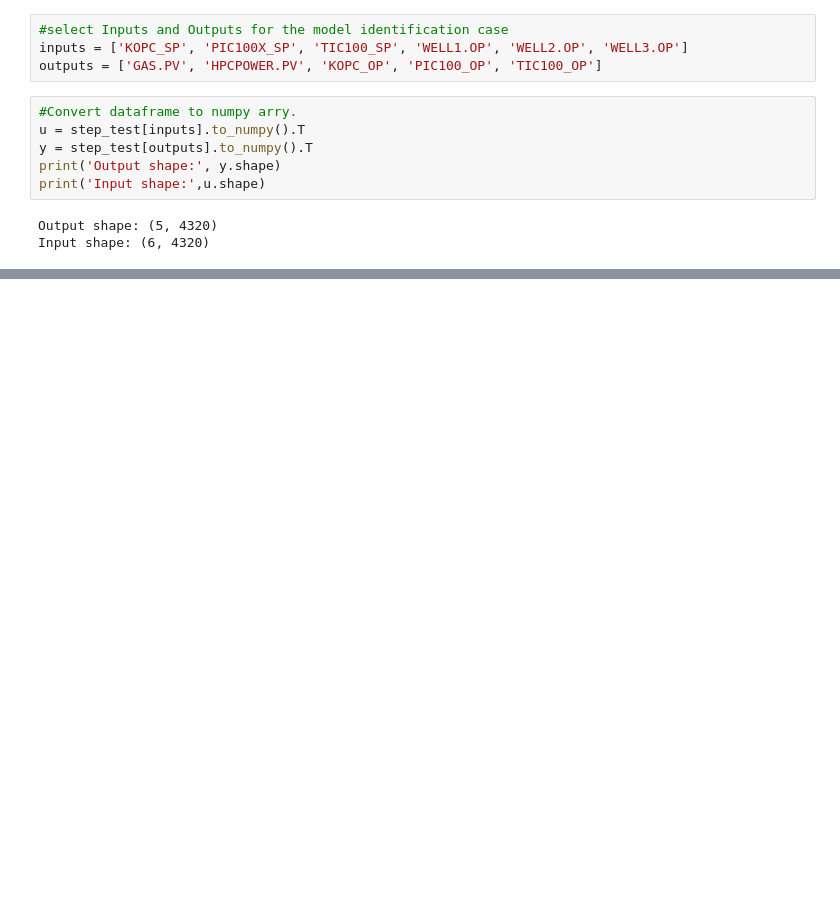
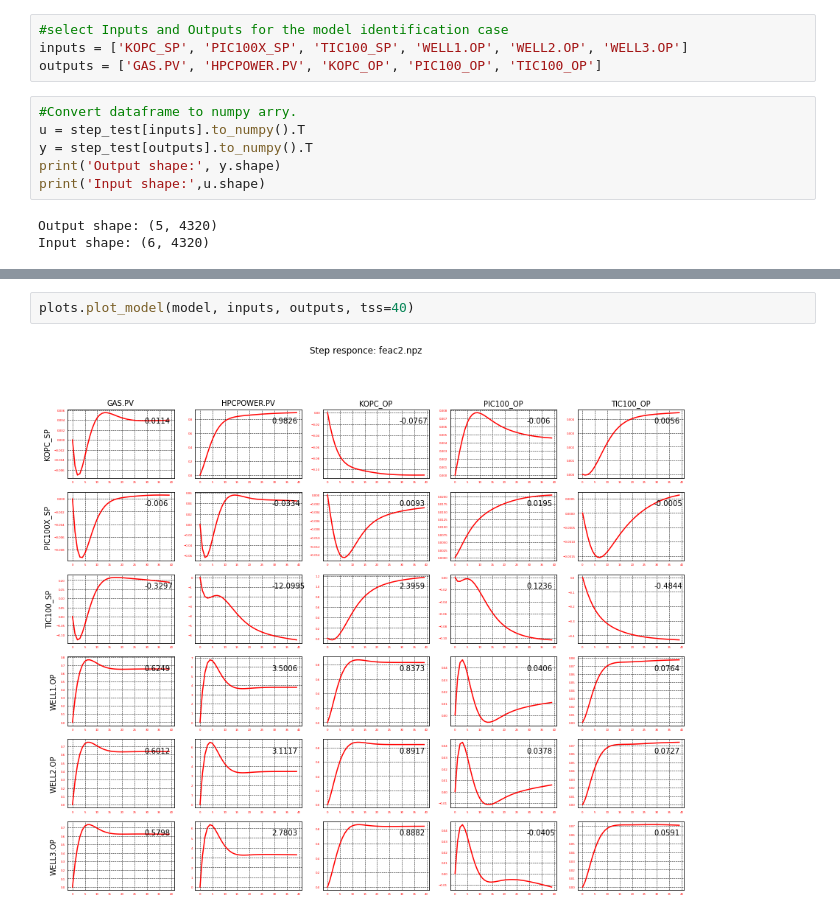
Before and after one commit to Robbie1/sysid, a Jupyter notebook: notebooks/model_id_uptream_june_dataset_HP_section.ipynb, the cells around one changed output, grey strips where cells are left out. Drawn from its saved outputs; the diff is of its cells as text; blank space fills up the shorter version.

```diff
--- a/notebooks/model_id_uptream_june_dataset_HP_section.ipynb
+++ b/notebooks/model_id_uptream_june_dataset_HP_section.ipynb
@@ -82 +82,5 @@ The suggested order is: n= 9
+# %%
+plots.plot_model(model, inputs, outputs, tss=40)
+# %% [output]
+[figure, added]
 # %%
```
Also changed, not shown: parts of 4 cells of this notebook, 10 other files.
